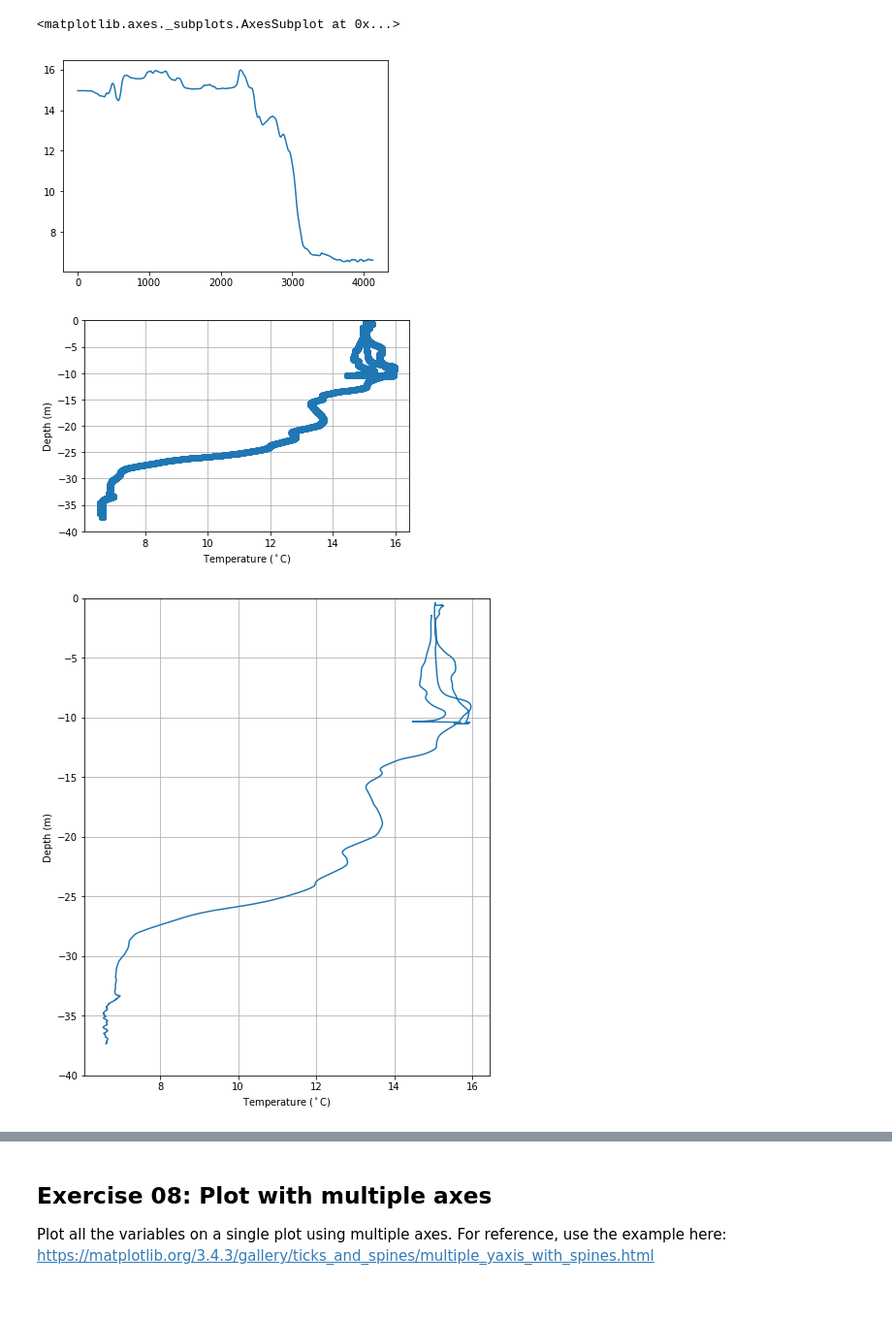
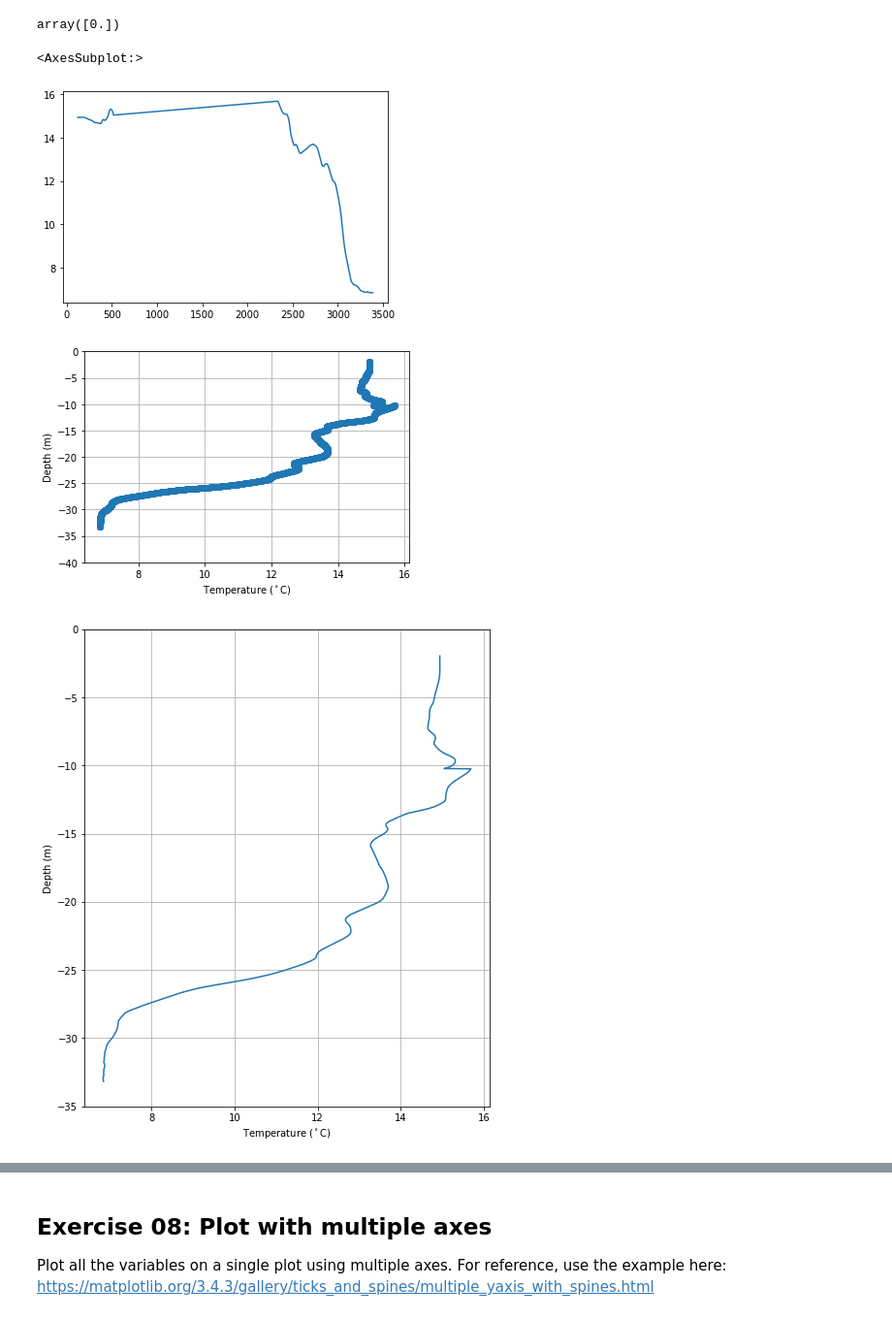
Before and after one commit to adityarn/MAR440_PythonModule, a Jupyter notebook: 07_Pandas.ipynb, the cells around one changed output, grey strips where cells are left out. Shown: that part at 97% size. Drawn from its saved outputs; the diff is of its cells as text; code cells hidden in the pictures.

```diff
--- a/07_Pandas.ipynb
+++ b/07_Pandas.ipynb
@@ -35,8 +40,16 @@ stn6 = stn6.rename(columns=column_names)
+# %%
+sel_good_flag = (stn6["Flag"] >= 0)
+# %%
+stn6.loc[sel_good_flag, "Flag"].unique()
+# %% [output]
+array([0.])
+# %%
+stn6 = stn6.loc[sel_good_flag]
 # %%
 stn6["Temp1"].plot()
 # %% [output]
-<matplotlib.axes._subplots.AxesSubplot at 0x...>
+<AxesSubplot:>
-[figure, old version]
+[figure, new version]
 # %%
 plt.plot(stn6["Temp1"], -stn6["Depth"], marker="o")
 
@@ -46,7 +59,7 @@ plt.ylabel("Depth (m)")
 plt.xlabel("Temperature ($^\circ$C)")
 plt.grid()
 # %% [output]
-[figure, old version]
+[figure, new version]
 # %%
 def plot_variable(var, depth, xlabel=None, ylabel=None, ylim=None, wd=190/25.4, ht=230/25.4):
     plt.rcParams.update({'font.size': 10})
@@ -60,8 +73,8 @@ def plot_variable(var, depth, xlabel=None, ylabel=None, ylim=None, wd=190/25.4,
     plt.grid()
 # %%
 plot_variable(stn6["Temp1"], -stn6["Depth"], xlabel="Temperature ($^\circ$C)", ylabel="Depth (m)",
-              ylim=[-40, 0])
+              ylim=[-35, 0])
 # %% [output]
-[figure, old version]
+[figure, new version]
 # %%
 plot_variable(stn6["PSAL1"], -stn6["Depth"], xlabel="Salinity (PSU)", ylabel="Depth (m)",
```
Also changed, not shown: parts of 21 cells of this notebook.
